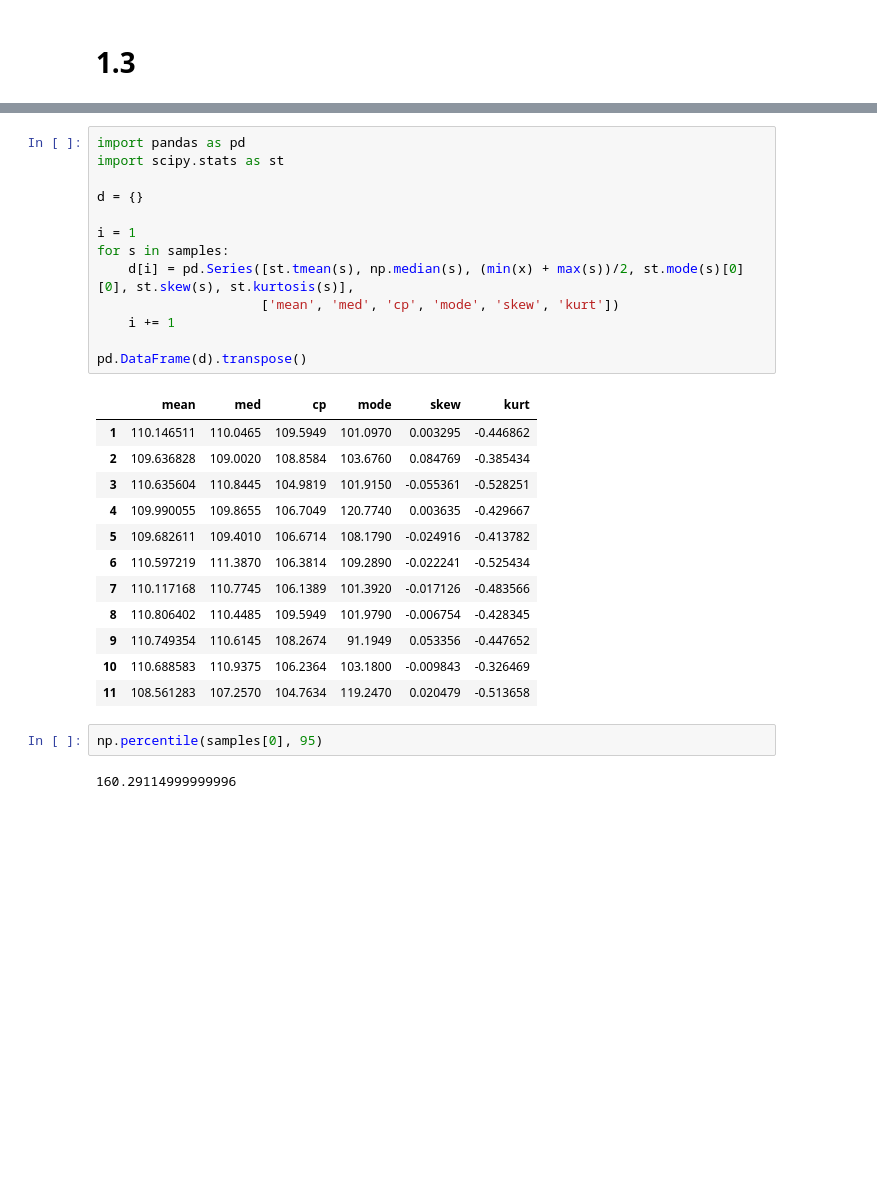
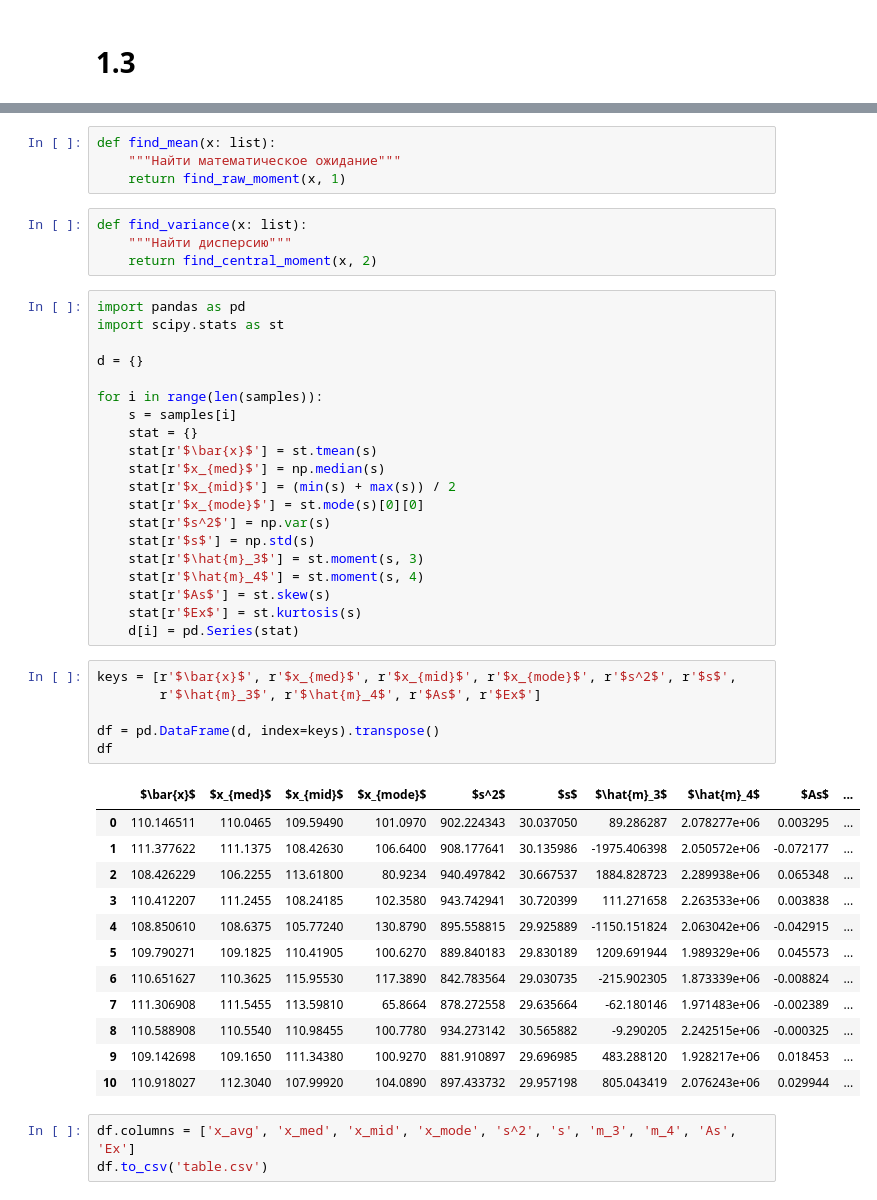
Before and after one commit to vaddya/probability-and-statistics, a Jupyter notebook: lab2/code/lab2.ipynb, the cells around one changed output, grey strips where cells are left out. Cells and saved outputs as stored; diff of their text form; blank space fills up the shorter version.

```diff
--- a/lab2/code/lab2.ipynb
+++ b/lab2/code/lab2.ipynb
@@ -70,30 +85,50 @@ for s in samples:
+# %%
+def find_mean(x: list):
+    """Найти математическое ожидание"""
+    return find_raw_moment(x, 1)
+# %%
+def find_variance(x: list):
+    """Найти дисперсию"""
+    return find_central_moment(x, 2)
 # %%
 import pandas as pd
 import scipy.stats as st
 
 d = {}
 
-i = 1
-for s in samples:
-    d[i] = pd.Series([st.tmean(s), np.median(s), (min(x) + max(s))/2, st.mode(s)[0][0], st.skew(s), st.kurtosis(s)],
-                     ['mean', 'med', 'ср', 'mode', 'skew', 'kurt'])
-    i += 1
-
-pd.DataFrame(d).transpose()
+for i in range(len(samples)):
+    s = samples[i]
+    stat = {}
+    stat[r'$\bar{x}$'] = st.tmean(s)
+    stat[r'$x_{med}$'] = np.median(s)
+    stat[r'$x_{mid}$'] = (min(s) + max(s)) / 2
+    stat[r'$x_{mode}$'] = st.mode(s)[0][0]
+    stat[r'$s^2$'] = np.var(s)
+    stat[r'$s$'] = np.std(s)
+    stat[r'$\hat{m}_3$'] = st.moment(s, 3)
+    stat[r'$\hat{m}_4$'] = st.moment(s, 4)
+    stat[r'$As$'] = st.skew(s)
+    stat[r'$Ex$'] = st.kurtosis(s)
+    d[i] = pd.Series(stat)
-# %% [output]
-|  | mean | med | ср | mode | skew | kurt |
-| 1 | 110.146511 | 110.0465 | 109.5949 | 101.0970 | 0.003295 | -0.446862 |
-| 2 | 109.636828 | 109.0020 | 108.8584 | 103.6760 | 0.084769 | -0.385434 |
-| 3 | 110.635604 | 110.8445 | 104.9819 | 101.9150 | -0.055361 | -0.528251 |
-| 4 | 109.990055 | 109.8655 | 106.7049 | 120.7740 | 0.003635 | -0.429667 |
-| 5 | 109.682611 | 109.4010 | 106.6714 | 108.1790 | -0.024916 | -0.413782 |
-| 6 | 110.597219 | 111.3870 | 106.3814 | 109.2890 | -0.022241 | -0.525434 |
-| 7 | 110.117168 | 110.7745 | 106.1389 | 101.3920 | -0.017126 | -0.483566 |
-| 8 | 110.806402 | 110.4485 | 109.5949 | 101.9790 | -0.006754 | -0.428345 |
-| 9 | 110.749354 | 110.6145 | 108.2674 | 91.1949 | 0.053356 | -0.447652 |
-| 10 | 110.688583 | 110.9375 | 106.2364 | 103.1800 | -0.009843 | -0.326469 |
-| 11 | 108.561283 | 107.2570 | 104.7634 | 119.2470 | 0.020479 | -0.513658 |
-# %%
-np.percentile(samples[0], 95)
-# %% [output]
-160.29114999999996
+# %%
+keys = [r'$\bar{x}$', r'$x_{med}$', r'$x_{mid}$', r'$x_{mode}$', r'$s^2$', r'$s$',
+        r'$\hat{m}_3$', r'$\hat{m}_4$', r'$As$', r'$Ex$']
+
+df = pd.DataFrame(d, index=keys).transpose()
+df
+# %% [output]
+|  | $\bar{x}$ | $x_{med}$ | $x_{mid}$ | $x_{mode}$ | $s^2$ | $s$ | $\hat{m}_3$ | $\hat{m}_4$ | $As$ | ... |
+| 0 | 110.146511 | 110.0465 | 109.59490 | 101.0970 | 902.224343 | 30.037050 | 89.286287 | 2.078277e+06 | 0.003295 | ... |
+| 1 | 111.377622 | 111.1375 | 108.42630 | 106.6400 | 908.177641 | 30.135986 | -1975.406398 | 2.050572e+06 | -0.072177 | ... |
+| 2 | 108.426229 | 106.2255 | 113.61800 | 80.9234 | 940.497842 | 30.667537 | 1884.828723 | 2.289938e+06 | 0.065348 | ... |
+| 3 | 110.412207 | 111.2455 | 108.24185 | 102.3580 | 943.742941 | 30.720399 | 111.271658 | 2.263533e+06 | 0.003838 | ... |
+| 4 | 108.850610 | 108.6375 | 105.77240 | 130.8790 | 895.558815 | 29.925889 | -1150.151824 | 2.063042e+06 | -0.042915 | ... |
+| 5 | 109.790271 | 109.1825 | 110.41905 | 100.6270 | 889.840183 | 29.830189 | 1209.691944 | 1.989329e+06 | 0.045573 | ... |
+| 6 | 110.651627 | 110.3625 | 115.95530 | 117.3890 | 842.783564 | 29.030735 | -215.902305 | 1.873339e+06 | -0.008824 | ... |
+| 7 | 111.306908 | 111.5455 | 113.59810 | 65.8664 | 878.272558 | 29.635664 | -62.180146 | 1.971483e+06 | -0.002389 | ... |
+| 8 | 110.588908 | 110.5540 | 110.98455 | 100.7780 | 934.273142 | 30.565882 | -9.290205 | 2.242515e+06 | -0.000325 | ... |
+| 9 | 109.142698 | 109.1650 | 111.34380 | 100.9270 | 881.910897 | 29.696985 | 483.288120 | 1.928217e+06 | 0.018453 | ... |
+| 10 | 110.918027 | 112.3040 | 107.99920 | 104.0890 | 897.433732 | 29.957198 | 805.043419 | 2.076243e+06 | 0.029944 | ... |
+# %%
+df.columns = ['x_avg', 'x_med', 'x_mid', 'x_mode', 's^2', 's', 'm_3', 'm_4', 'As', 'Ex']
+df.to_csv('table.csv')
```
Also changed, not shown: parts of 7 cells of this notebook, 1 other file.
